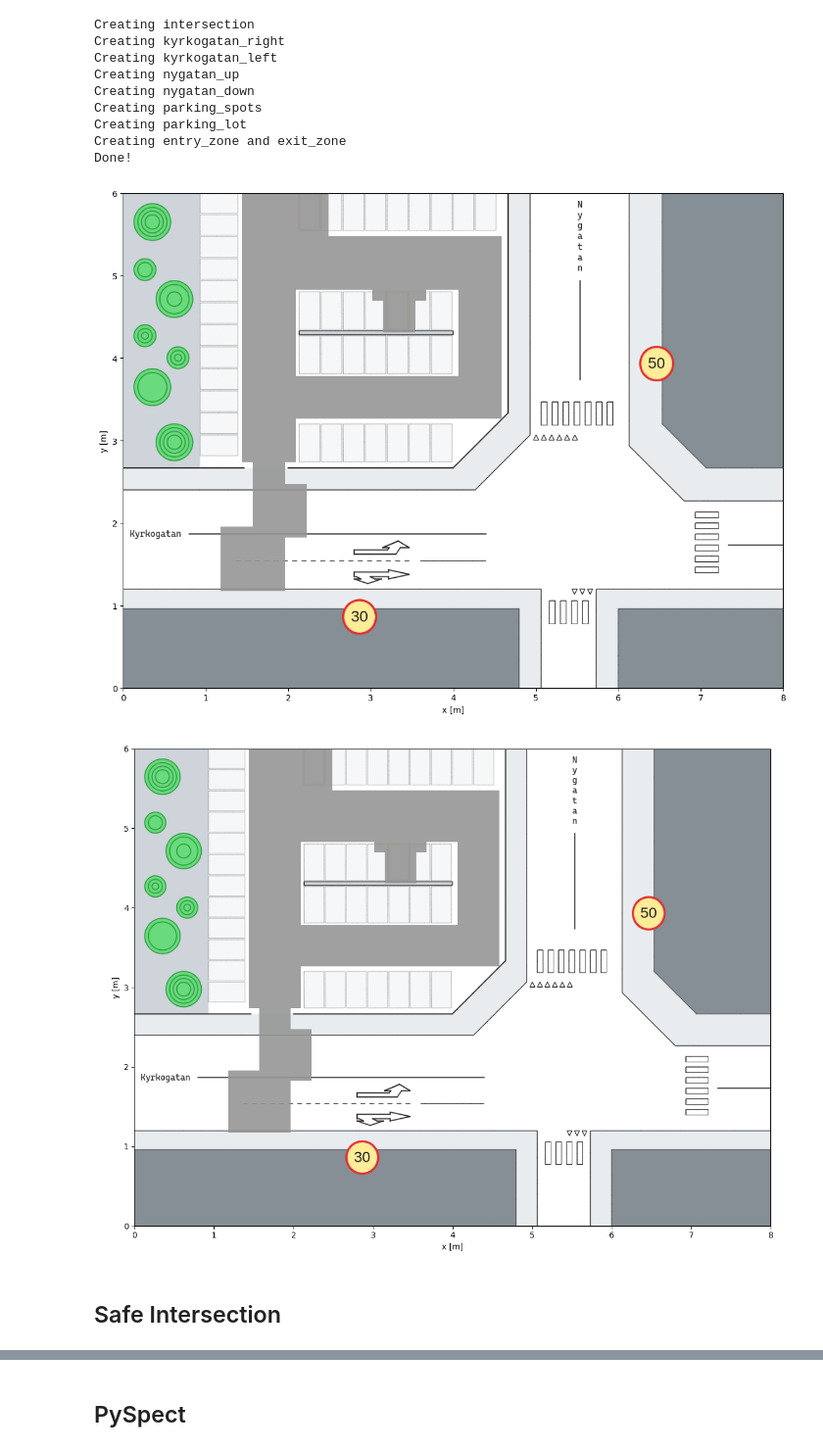
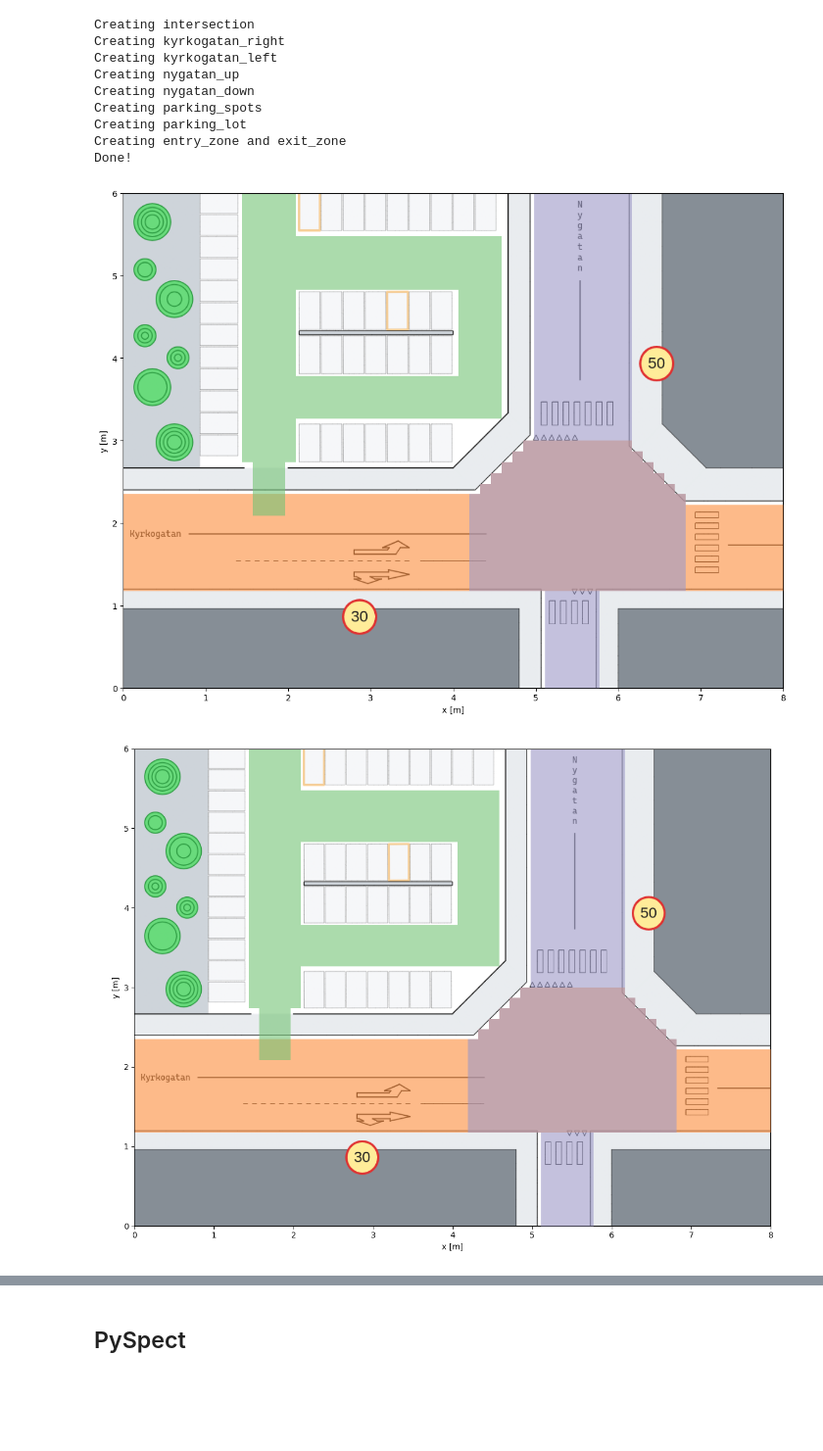
Before and after one commit to sulthansf/pyspect, a Jupyter notebook: examples/hj.ipynb, the cells around one changed output, grey strips where cells are left out. Shown at 98% size. Drawn from its saved outputs; the diff is of its cells as text; code cells hidden in the pictures; blank space fills up the shorter version.

```diff
--- a/examples/hj.ipynb
+++ b/examples/hj.ipynb
@@ -404,9 +406,9 @@ parking_lot = shp.union(shp.rectangle(grid, target_min=[SX * 1.46/8, SY * 2.73/6
                         shp.rectangle(grid, target_min=[SX * 4.07/8, SY * 3.33/6], target_max=[SX * 4.60/8, SY * 5.47/6]),  # right side
                         shp.rectangle(grid, target_min=[SX * 1.47/8, SY * 4.87/6], target_max=[SX * 4.60/8, SY * 5.47/6]),  # top
                         shp.rectangle(grid, target_min=[SX * 1.47/8, SY * 2.13/6], target_max=[SX * 1.93/8, SY * 3.00/6]))  # entry
-parking_lot = shp.union(parking_lot,
-                        parking_spot_entry_1, parking_spot_1,
-                        parking_spot_entry_2, parking_spot_2)
+# parking_lot = shp.union(parking_lot,
+#                         parking_spot_entry_1, parking_spot_1,
+#                         parking_spot_entry_2, parking_spot_2)
 parking_lot = shp.intersection(parking_lot,
                                shp.lower_half_space(grid, V, C30))
 print('Creating entry_zone and exit_zone')
@@ -443,12 +445,14 @@ parking_lot = shp.union(parking_lot,
                                       target_min=[SX * 1.20/8, SY * 1.20/6, -np.pi/5],
                                       target_max=[SX * 1.93/8, SY * 1.90/6, +np.pi/3]), # box right direction
 )
-# %%
-plot_map(
-    ('Grays', shp.project_onto(parking_lot, 0, 1)),
-)
-# %% [output]
-[figure, removed]
-[figure, removed]
-# %% [markdown]
-## Safe Intersection
+# %%
+plot_map(
+    # ('Grays', shp.project_onto(parking_lot, 0, 1)),
+    ('Oranges', shp.project_onto(shp.union(kyrkogatan_left, kyrkogatan_right), 0, 1)),
+    ('Purples', shp.project_onto(shp.union(nygatan_down, nygatan_up), 0, 1)),
+    ('Greens', shp.project_onto(parking_lot, 0, 1)),
+    alpha=0.6,
+)
+# %% [output]
+[figure, added]
+[figure, added]
```
Also changed, not shown: parts of 8 cells of this notebook, 2 other files.
